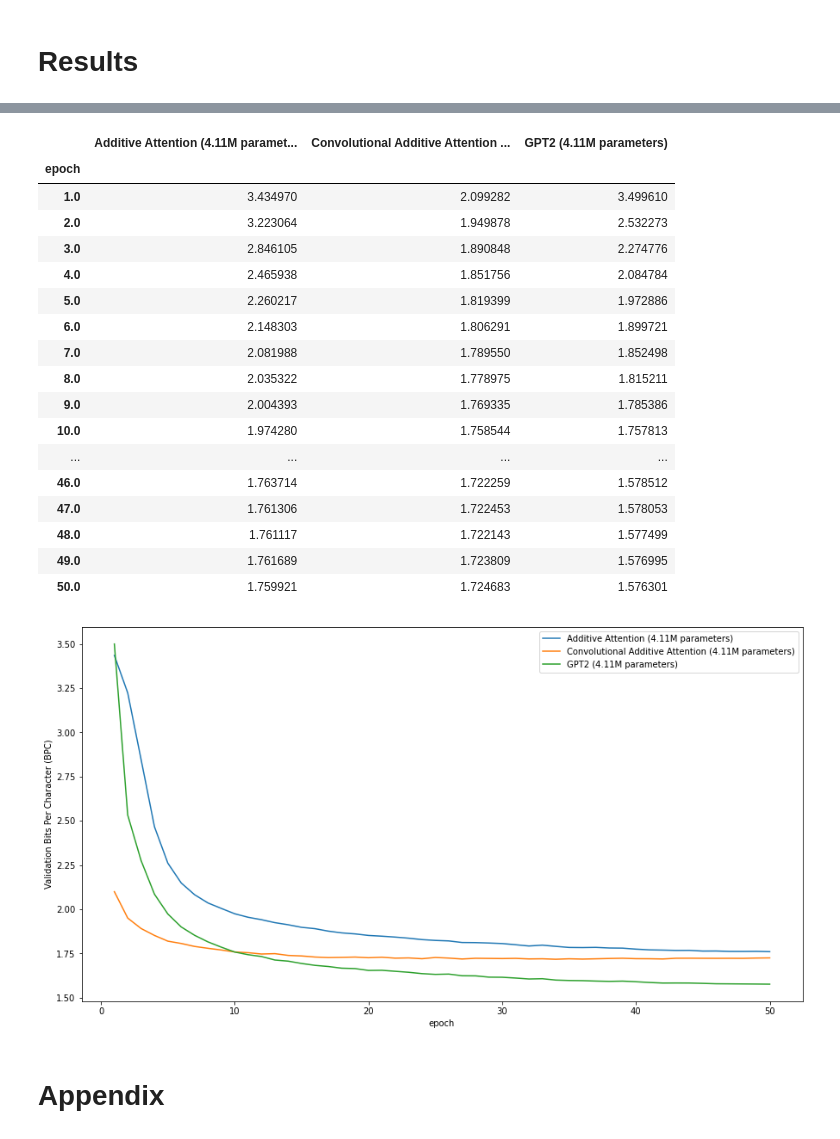
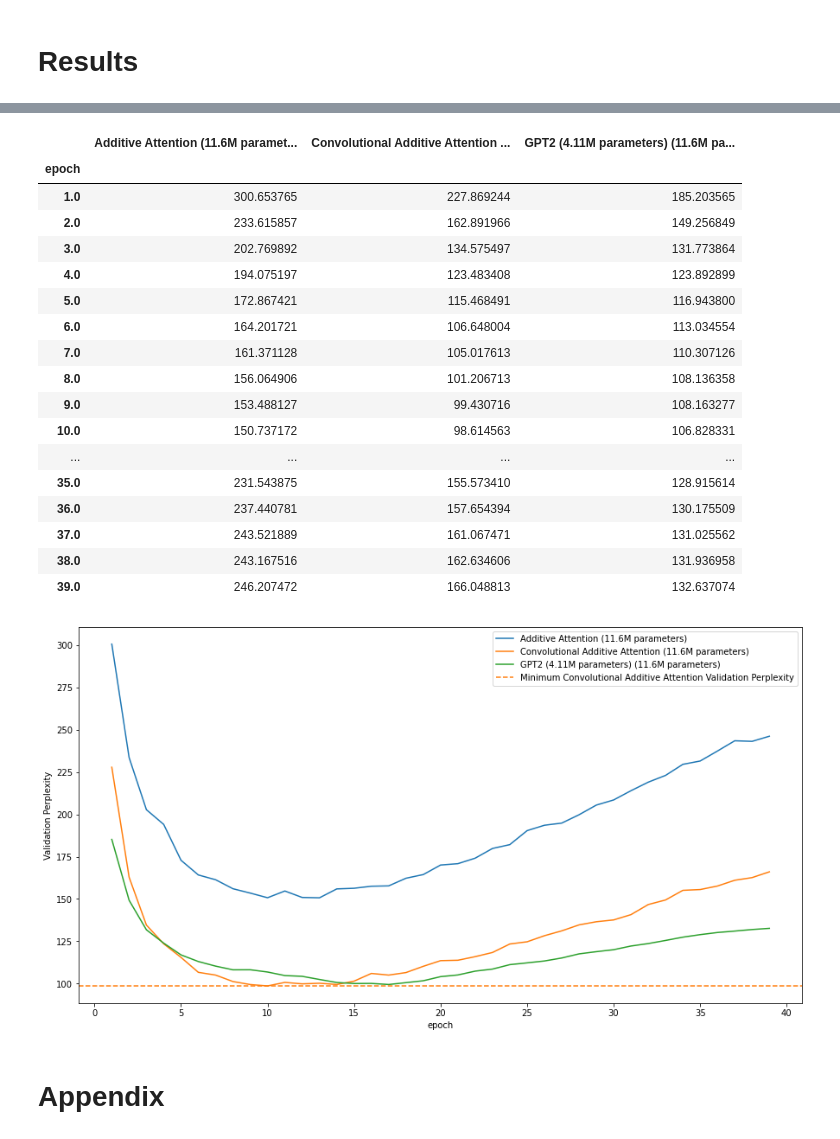
Before and after one commit to mtanghu/LEAP, a Jupyter notebook: FastLM.ipynb, the cells around one changed output, grey strips where cells are left out. Cells and saved outputs as stored; diff of their text form; code cells hidden in the pictures.

Commit message:
Even newer results update

```diff
--- a/FastLM.ipynb
+++ b/FastLM.ipynb
@@ -111,7 +116,7 @@ fast_trainer.train()
 config.convolve = True
 
 # decrease by a layer to make room for the convolutional layer
-config.num_hidden_layers = 5
+config.num_hidden_layers = 3
 
 conv_model = FastformerForCausalLM(config)
 # %%
@@ -135,7 +140,7 @@ conv_trainer.train()
 # %%
 from transformers import GPT2Config, GPT2LMHeadModel
 config = GPT2Config(n_embd = 256, vocab_size=len(tokenizer),
-                    n_positions = block_size, n_layer = 5, n_head = 1,
+                    n_positions = block_size, n_layer = 4, n_head = 4,
                     resid_pdrop = .1, embd_pdrop = .1, attn_pdrop = .1,
                     use_cache = False, summary_use_proj = False, summary_proj_to_labels = False
                    )
@@ -170,9 +179,9 @@ plt.rcParams['figure.figsize'] = [15, 8]
 loss1 = pd.DataFrame(fast_trainer.state.log_history[1::2]).set_index("epoch")["eval_loss"]
 loss2 = pd.DataFrame(conv_trainer.state.log_history[1::2]).set_index("epoch")["eval_loss"]
 loss3 = pd.DataFrame(gpt_trainer.state.log_history[1::2]).set_index("epoch")["eval_loss"]
-results = pd.DataFrame({"Additive Attention (4.11M parameters)": loss1,
-                        "Convolutional Additive Attention (4.11M parameters)": loss2,
-                        "GPT2 (4.11M parameters)": loss3
+results = pd.DataFrame({f"Additive Attention ({format_num_param(fast_model)} parameters)": loss1,
+                        f"Convolutional Additive Attention ({format_num_param(conv_model)} parameters)": loss2,
+                        f"GPT2 (4.11M parameters) ({format_num_param(gpt_model)} parameters)": loss3
                        }).iloc[:-1] # last row is a repeat
 results.to_csv("results.csv")
 results
@@ -198,35 +207,36 @@ results
 # %%
-BPC_results = np.log2(np.exp(results))
-BPC_results
+ppl_results = np.exp(results)
+ppl_results
 # %% [output]
-|  | Additive Attention (4.11M paramet... | Convolutional Additive Attention ... | GPT2 (4.11M parameters) |
+|  | Additive Attention (11.6M paramet... | Convolutional Additive Attention ... | GPT2 (4.11M parameters) (11.6M pa... |
 | epoch |  |  |  |
-| 1.0 | 3.434970 | 2.099282 | 3.499610 |
-| 2.0 | 3.223064 | 1.949878 | 2.532273 |
-| 3.0 | 2.846105 | 1.890848 | 2.274776 |
-| 4.0 | 2.465938 | 1.851756 | 2.084784 |
-| 5.0 | 2.260217 | 1.819399 | 1.972886 |
-| 6.0 | 2.148303 | 1.806291 | 1.899721 |
-| 7.0 | 2.081988 | 1.789550 | 1.852498 |
-| 8.0 | 2.035322 | 1.778975 | 1.815211 |
-| 9.0 | 2.004393 | 1.769335 | 1.785386 |
-| 10.0 | 1.974280 | 1.758544 | 1.757813 |
+| 1.0 | 300.653765 | 227.869244 | 185.203565 |
+| 2.0 | 233.615857 | 162.891966 | 149.256849 |
+| 3.0 | 202.769892 | 134.575497 | 131.773864 |
+| 4.0 | 194.075197 | 123.483408 | 123.892899 |
+| 5.0 | 172.867421 | 115.468491 | 116.943800 |
+| 6.0 | 164.201721 | 106.648004 | 113.034554 |
+| 7.0 | 161.371128 | 105.017613 | 110.307126 |
+| 8.0 | 156.064906 | 101.206713 | 108.136358 |
+| 9.0 | 153.488127 | 99.430716 | 108.163277 |
+| 10.0 | 150.737172 | 98.614563 | 106.828331 |
 | ... | ... | ... | ... |
-| 46.0 | 1.763714 | 1.722259 | 1.578512 |
-| 47.0 | 1.761306 | 1.722453 | 1.578053 |
-| 48.0 | 1.761117 | 1.722143 | 1.577499 |
-| 49.0 | 1.761689 | 1.723809 | 1.576995 |
-| 50.0 | 1.759921 | 1.724683 | 1.576301 |
+| 35.0 | 231.543875 | 155.573410 | 128.915614 |
+| 36.0 | 237.440781 | 157.654394 | 130.175509 |
+| 37.0 | 243.521889 | 161.067471 | 131.025562 |
+| 38.0 | 243.167516 | 162.634606 | 131.936958 |
+| 39.0 | 246.207472 | 166.048813 | 132.637074 |
 # %%
-BPC_results.plot()
+ppl_results.plot()
 
-plt.ylabel("Validation Bits Per Character (BPC)")
-#plt.axhline(y=BPC_results["Additive Attention (4.15M parameters)"].min(), linestyle='--', label = "Minimum Additive Attention Validation BPC")
+plt.ylabel("Validation Perplexity")
+plt.axhline(y=ppl_results[f"Convolutional Additive Attention ({format_num_param(conv_model)} parameters)"].min(),
+            linestyle='--', label = "Minimum Convolutional Additive Attention Validation Perplexity", color = 'C1')
 plt.legend()
 plt.savefig('results.png')
 plt.show()
 # %% [output]
-[figure, old version]
+[figure, new version]
 # %% [markdown]
 # Appendix
 # %%
```
Also changed, not shown: parts of 12 cells of this notebook, 3 other files.
